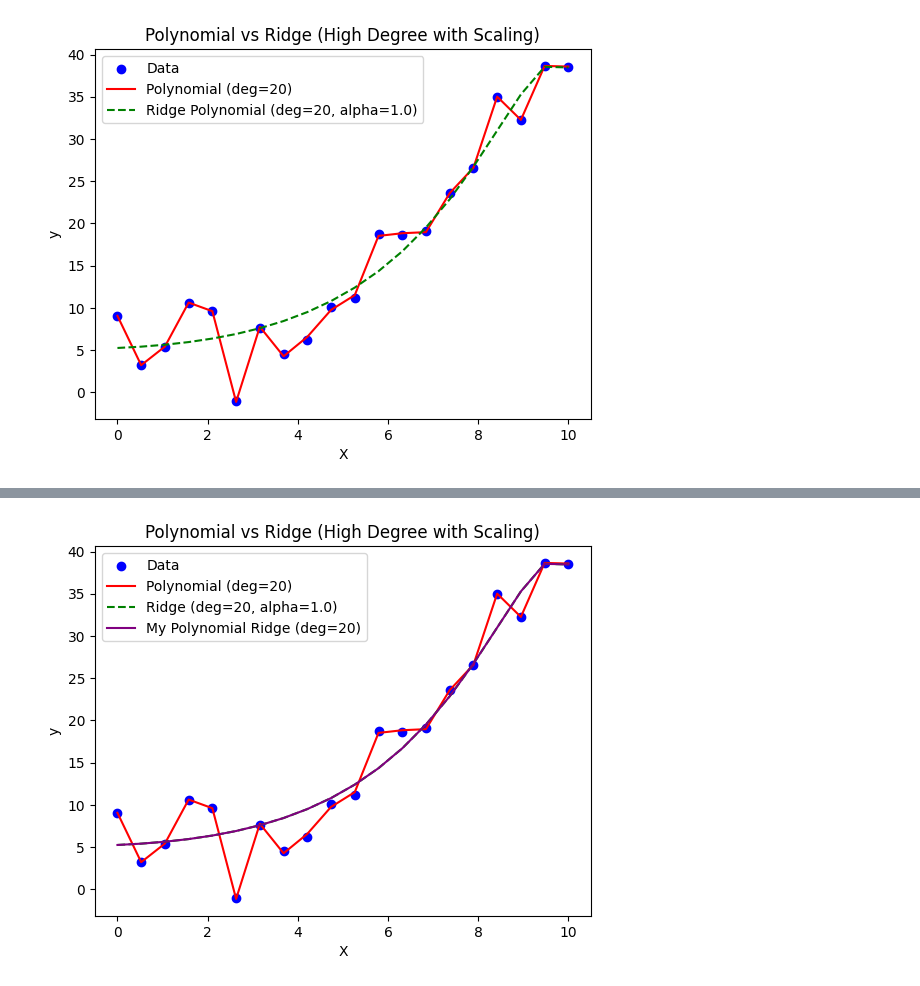
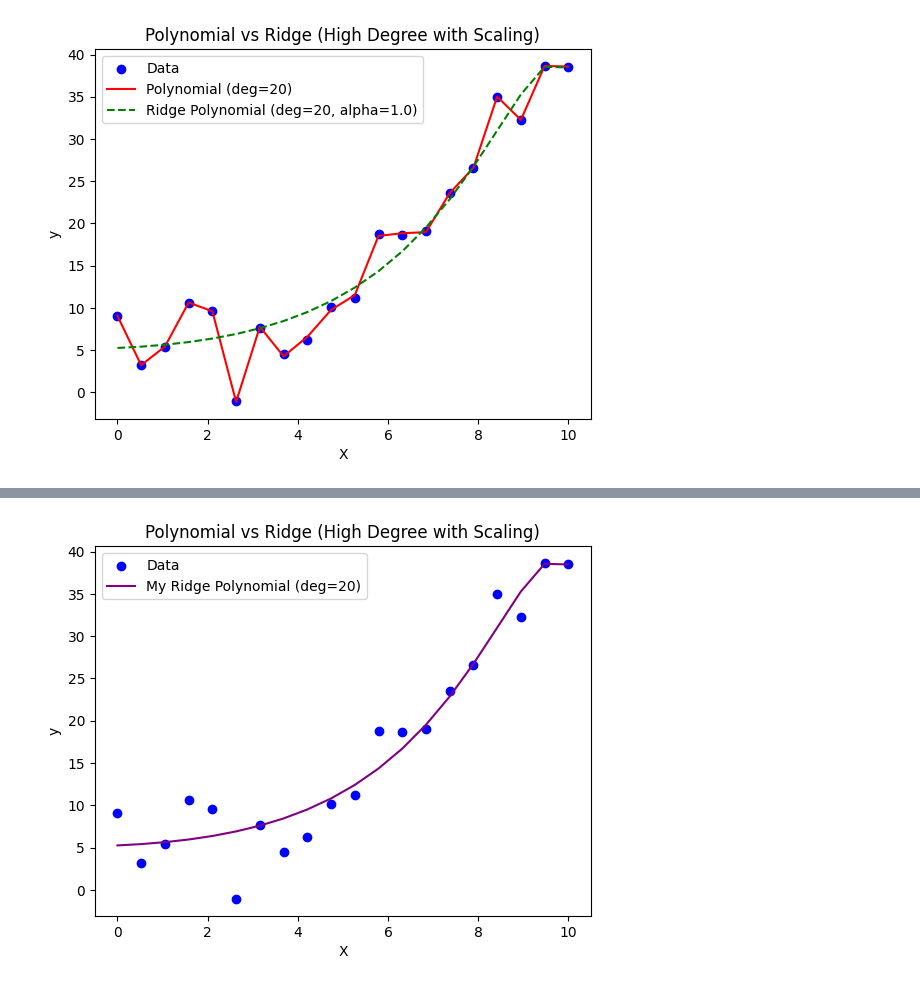
Before and after one commit to taijusanagi/experiments, a Jupyter notebook: contents/ridge-regression.ipynb, the cells around one changed output, grey strips where cells are left out. Drawn from its saved outputs; the diff is of its cells as text; code cells hidden in the pictures.

Commit message:
done ridge regression

```diff
--- a/contents/ridge-regression.ipynb
+++ b/contents/ridge-regression.ipynb
@@ -218,93 +241,94 @@ This gives the weights that **both fit the data and stay small**, helping to avo
 # %%
-import numpy as np
-import matplotlib.pyplot as plt
-from sklearn.pipeline import make_pipeline
-from sklearn.preprocessing import PolynomialFeatures, StandardScaler
-from sklearn.linear_model import LinearRegression, Ridge
-
-# Step 1: Expand input into polynomial features (Helper Function - unchanged)
+# STEP 1: Expand input into polynomial features
 def add_polynomial_features(X, degree):
+    """
+    Expand input into: [1, x, x^2, ..., x^d]
+    - The first column (1) is the bias term
+    - Each subsequent column represents a power of x
+    """
     if X.ndim == 1:
         X = X.reshape(-1, 1)
-    features = [np.ones((X.shape[0], 1))] # Bias term
+
+    features = [np.ones((X.shape[0], 1))]  # Bias term
     if degree >= 1:
-        features.append(X)
+        features.append(X)  # x^1
+
     for d in range(2, degree + 1):
-        features.append(X**d)
+        features.append(X**d)  # x^2 to x^d
+
     return np.hstack(features)
 
-# Step 2: Corrected Custom Ridge Polynomial Regression Class
+# STEP 2: Define Ridge-regularized Polynomial Regression class
 class MyRidgePolynomialRegression:
     def __init__(self, degree=2, alpha=1.0):
         self.degree = degree
         self.alpha = alpha
         self.coef_ = None
-        # Scaler will now only be used for features, not the bias
-        self.scaler = StandardScaler()
+        self.scaler = StandardScaler()  # Only used for non-bias features
 
     def fit(self, X, y):
         if X.ndim == 1:
             X = X.reshape(-1, 1)
 
-        # 1. Generate polynomial features INCLUDING bias
+        # --- Step 1: Expand input into [1, x, x^2, ..., x^d] ---
         X_poly = add_polynomial_features(X, self.degree)
 
-        # 2. Separate bias (first column) from other features
-        X_bias = X_poly[:, 0:1]     # Shape (n_samples, 1)
-        X_features = X_poly[:, 1:]  # Shape (n_samples, degree)
+        # --- Step 2: Separate bias column (do not scale or regularize it) ---
+        X_bias = X_poly[:, 0:1]     # shape = (n_samples, 1)
+        X_features = X_poly[:, 1:]  # shape = (n_samples, degree)
 
-        # 3. Scale ONLY the features (excluding bias)
-        #    Handle degree=0 case where there are no features
+        # --- Step 3: Scale only the features (x, x^2, ..., x^d) ---
         if X_features.shape[1] > 0:
-             X_features_scaled = self.scaler.fit_transform(X_features)
-             # 4. Recombine unscaled bias with scaled features
-             X_ready = np.hstack([X_bias, X_features_scaled])
-        else: # Only bias term exists (degree=0)
-             X_ready = X_bias # No features to scale
+            X_features_scaled = self.scaler.fit_transform(X_features)
+            # --- Step 4: Recombine unscaled bias with scaled features ---
+            X_ready = np.hstack([X_bias, X_features_scaled])
+        else:
+            # No features to scale (e.g., degree = 0)
+            X_ready = X_bias
 
-        # 5. Apply Ridge formula to the combined matrix (X_ready)
-        n_features_ready = X_ready.shape[1]
-        I = np.eye(n_features_ready)
-        # Do not regularize the bias term (which is the first column)
-        I[0, 0] = 0
+        # --- Step 5: Apply Ridge Regularized Normal Equation ---
+        # w = (XᵀX + αI)^(-1) Xᵀy  — where I[0,0] = 0 to exclude bias from regularization
+        n_features = X_ready.shape[1]
+        I = np.eye(n_features)    # Creates an identity matrix (I)
+        I[0, 0] = 0               # Sets the top-left element to 0, to exclude the bias term from regularization in Ridge Regression
 
-        term1 = X_ready.T @ X_ready + self.alpha * I
-        term2 = X_ready.T @ y
-        self.coef_ = np.linalg.pinv(term1) @ term2
+        # w = (XᵀX + αI)^(-1) Xᵀy
+        term1 = X_ready.T @ X_ready + self.alpha * I  # → XᵀX + αI
+        term2 = X_ready.T @ y                         # → Xᵀy
+        self.coef_ = np.linalg.pinv(term1) @ term2    # → w = (term1)^(-1) term2
 
     def predict(self, X):
         if X.ndim == 1:
             X = X.reshape(-1, 1)
 
-        # 1. Generate polynomial features INCLUDING bias
+        # --- Step 1: Generate polynomial features from test data ---
         X_poly = add_polynomial_features(X, self.degree)
 
-        # 2. Separate bias from features
+        # --- Step 2: Separate bias and features ---
         X_bias = X_poly[:, 0:1]
         X_features = X_poly[:, 1:]
 
-        # 3. Scale ONLY features using the FITTED scaler
-        #    Handle degree=0 case
+        # --- Step 3: Scale test features using the fitted scaler ---
         if X_features.shape[1] > 0:
-            X_features_scaled = self.scaler.transform(X_features) # Use transform here!
-            # 4. Recombine
+            X_features_scaled = self.scaler.transform(X_features)
             X_ready = np.hstack([X_bias, X_features_scaled])
         else:
             X_ready = X_bias
 
-        # 5. Predict using the combined matrix
+        # --- Step 4: Predict using dot product ---
         return X_ready @ self.coef_
 
+# STEP 3: Train and plot
 model_my = MyRidgePolynomialRegression(degree=20, alpha=1.0)
 model_my.fit(X, y)
-y_pred_my = model_custom.predict(X)
+y_pred_my = model_my.predict(X)
 
 plt.scatter(X, y, color='blue', label='Data')
 plt.plot(X, y_pred_my, color='purple', label='My Ridge Polynomial (deg=20)')
 plt.title("Polynomial vs Ridge (High Degree with Scaling)")
 plt.xlabel("X")
 plt.ylabel("y")
 plt.legend()
 plt.show()
 # %% [output]
-[figure, old version]
+[figure, new version]
```
Also changed, not shown: parts of 2 cells of this notebook.
